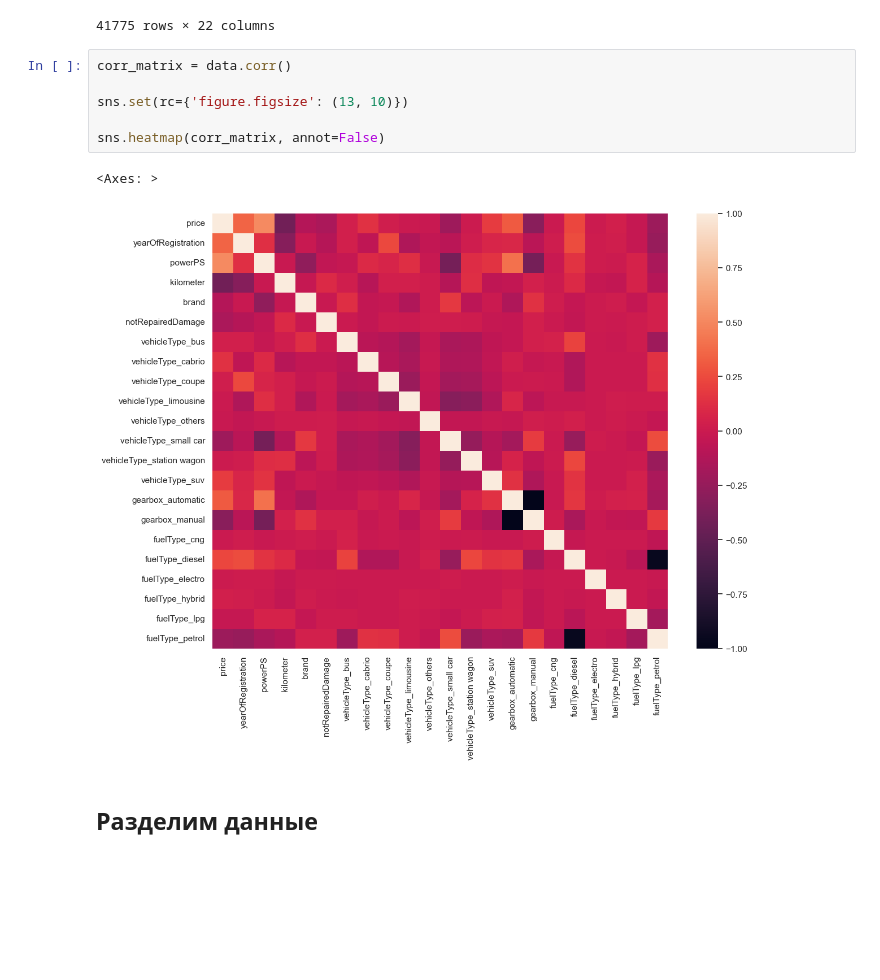
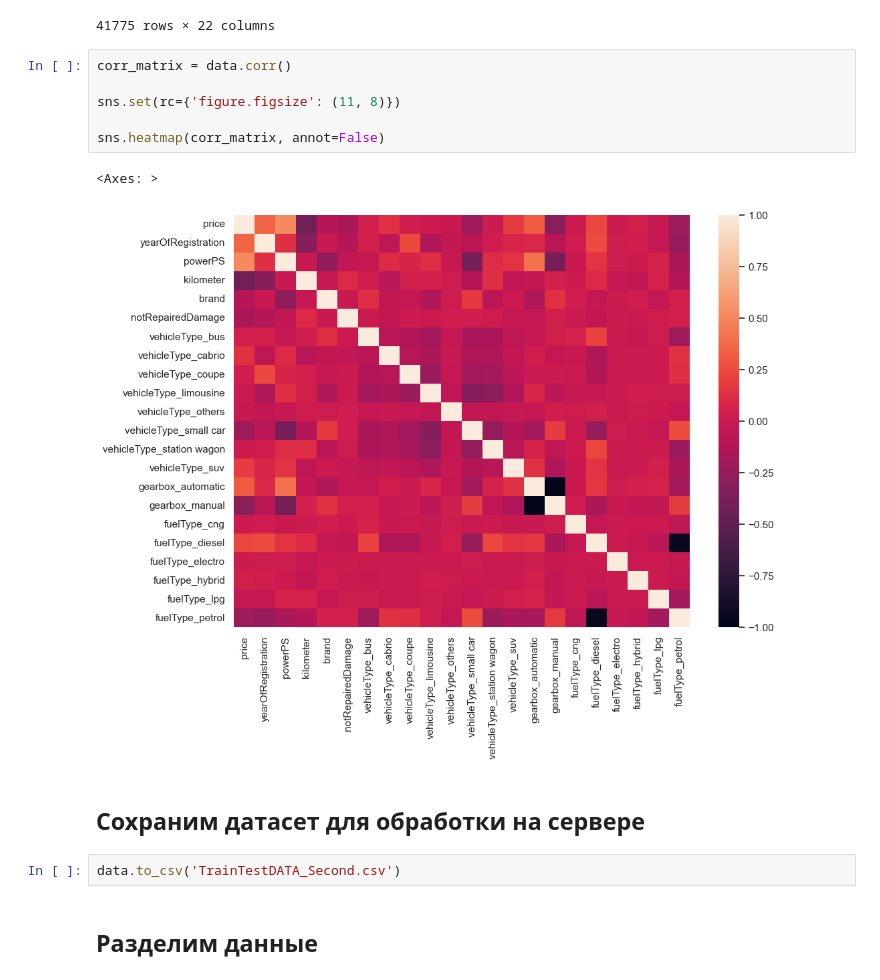
Before and after one commit to EgorAndrik/Car_price_prediction_service, a Jupyter notebook: prediction/ThirdPredict.ipynb, the cells around one changed output. Cells and saved outputs as stored; diff of their text form; blank space fills up the shorter version.

```diff
--- a/prediction/ThirdPredict.ipynb
+++ b/prediction/ThirdPredict.ipynb
@@ -105,12 +103,16 @@ data
 # %%
 corr_matrix = data.corr()
 
-sns.set(rc={'figure.figsize': (13, 10)})
+sns.set(rc={'figure.figsize': (11, 8)})
 
 sns.heatmap(corr_matrix, annot=False)
 # %% [output]
 <Axes: >
-[figure, old version]
+[figure, new version]
+# %% [markdown]
+## **Сохраним датасет для обработки на сервере**
+# %%
+data.to_csv('TrainTestDATA_Second.csv')
 # %% [markdown]
 ## **Разделим данные**
 # %%
```
Also changed, not shown: parts of 7 cells of this notebook, 3 other files.
